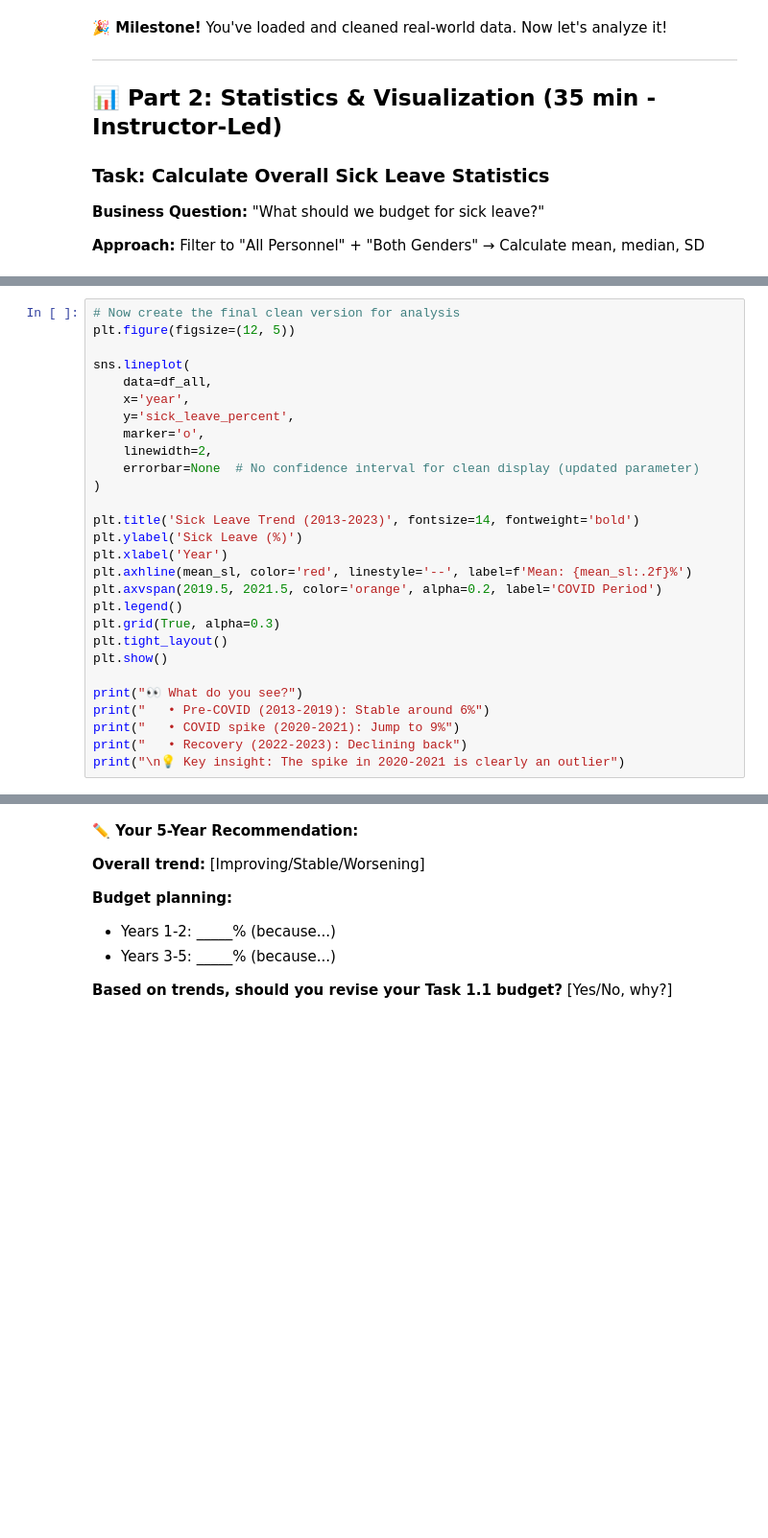
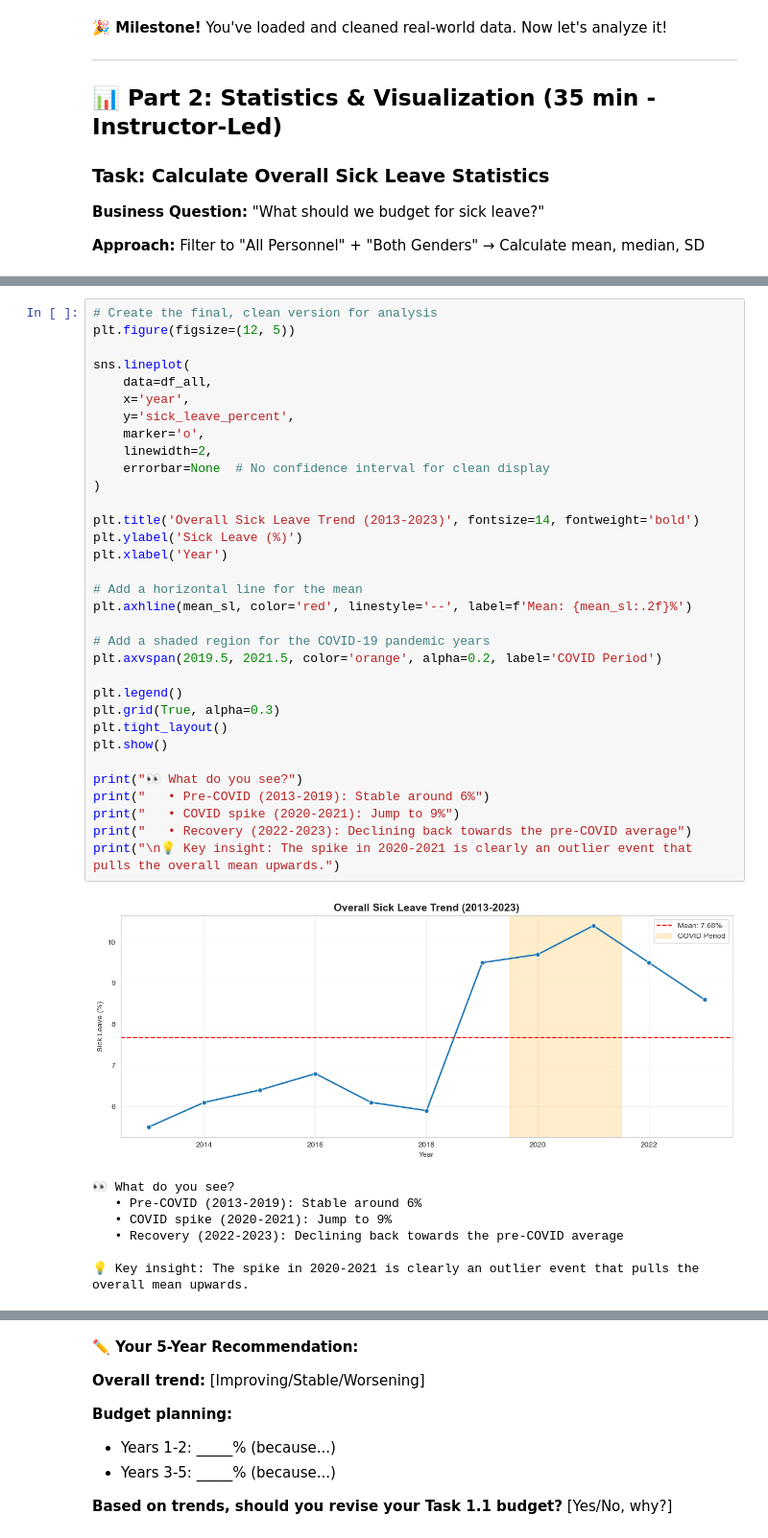
Before and after one commit to MwiseG/C1DB1B, a Jupyter notebook: C1DB1B_Workshop1.ipynb, the cells around one changed output, grey strips where cells are left out. Shown at 96% size. Drawn from its saved outputs; the diff is of its cells as text; blank space fills up the shorter version.

```diff
--- a/C1DB1B_Workshop1.ipynb
+++ b/C1DB1B_Workshop1.ipynb
@@ -324,28 +477,41 @@ print("\n💡 For the rest of this workshop, we'll use the cleaner version (no C
 # %%
-# Now create the final clean version for analysis
+# Create the final, clean version for analysis
 plt.figure(figsize=(12, 5))
 
 sns.lineplot(
     data=df_all,
     x='year',
     y='sick_leave_percent',
     marker='o',
     linewidth=2,
-    errorbar=None  # No confidence interval for clean display (updated parameter)
+    errorbar=None  # No confidence interval for clean display
 )
 
-plt.title('Sick Leave Trend (2013-2023)', fontsize=14, fontweight='bold')
+plt.title('Overall Sick Leave Trend (2013-2023)', fontsize=14, fontweight='bold')
 plt.ylabel('Sick Leave (%)')
 plt.xlabel('Year')
+
+# Add a horizontal line for the mean
 plt.axhline(mean_sl, color='red', linestyle='--', label=f'Mean: {mean_sl:.2f}%')
+
+# Add a shaded region for the COVID-19 pandemic years
 plt.axvspan(2019.5, 2021.5, color='orange', alpha=0.2, label='COVID Period')
+
 plt.legend()
 plt.grid(True, alpha=0.3)
 plt.tight_layout()
 plt.show()
 
 print("👀 What do you see?")
 print("   • Pre-COVID (2013-2019): Stable around 6%")
 print("   • COVID spike (2020-2021): Jump to 9%")
-print("   • Recovery (2022-2023): Declining back")
-print("\n💡 Key insight: The spike in 2020-2021 is clearly an outlier")
+print("   • Recovery (2022-2023): Declining back towards the pre-COVID average")
+print("\n💡 Key insight: The spike in 2020-2021 is clearly an outlier event that pulls the overall mean upwards.")
+# %% [output]
+[figure, added]
+👀 What do you see?
+   • Pre-COVID (2013-2019): Stable around 6%
+   • COVID spike (2020-2021): Jump to 9%
+   • Recovery (2022-2023): Declining back towards the pre-COVID average
+
+💡 Key insight: The spike in 2020-2021 is clearly an outlier event that pulls the overall mean upwards.
```
Also changed, not shown: parts of 53 cells of this notebook.
